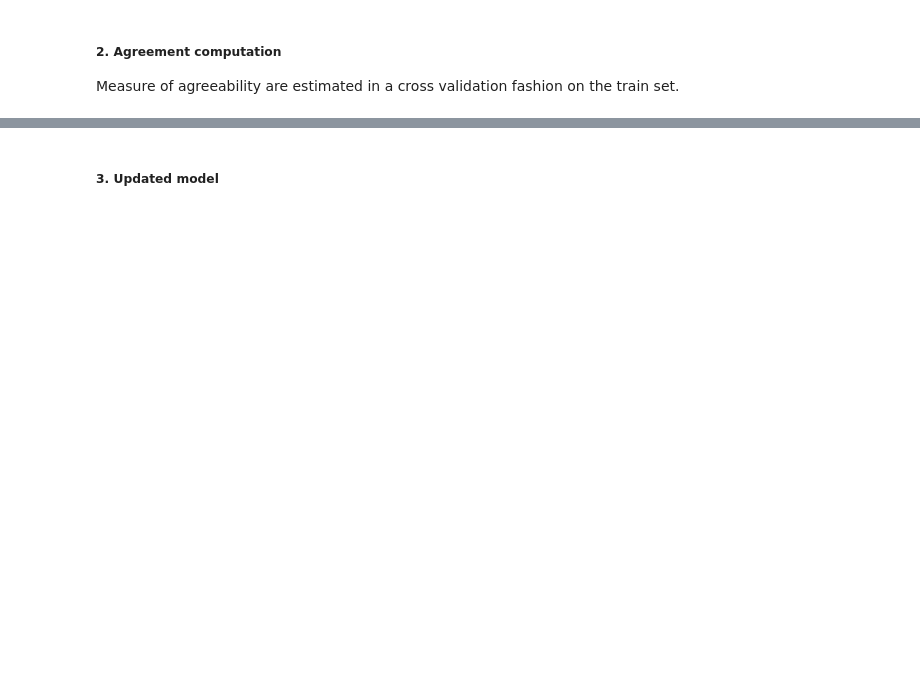
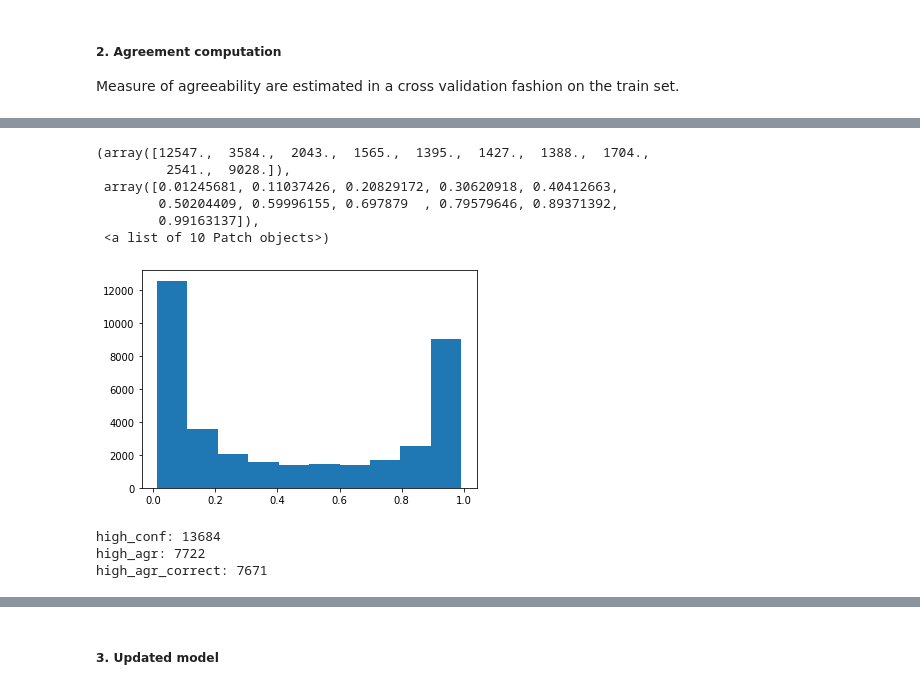
Before and after one commit to mariadea/influence-labelers, a Jupyter notebook: synthetic/ChildWelfare-synthetic.ipynb, the cells around one changed output, grey strips where cells are left out. Cells and saved outputs as stored; diff of their text form; code cells hidden in the pictures; blank space fills up the shorter version.

```diff
--- a/synthetic/ChildWelfare-synthetic.ipynb
+++ b/synthetic/ChildWelfare-synthetic.ipynb
@@ -355,3 +234,21 @@ center_metric, opposing_metric = compute_agreeability(influence)
 high_conf = (predictions > (1 - rho)) | (predictions < rho)
 high_agr = (center_metric > pi_1) & (opposing_metric > pi_2) & high_conf
 high_agr_correct = ((predictions - tar_train['D']).abs() < rho) & high_agr
+# %%
+plt.hist(predictions)
+# %% [output]
+(array([12547.,  3584.,  2043.,  1565.,  1395.,  1427.,  1388.,  1704.,
+         2541.,  9028.]),
+ array([0.01245681, 0.11037426, 0.20829172, 0.30620918, 0.40412663,
+        0.50204409, 0.59996155, 0.697879  , 0.79579646, 0.89371392,
+        0.99163137]),
+ <a list of 10 Patch objects>)
+[figure, added]
+# %%
+print('high_conf:', sum(high_conf))
+print('high_agr:', sum(high_agr))
+print('high_agr_correct:', sum(high_agr_correct))
+# %% [output]
+high_conf: 13684
+high_agr: 7722
+high_agr_correct: 7671
```
Also changed, not shown: parts of 32 cells of this notebook, 1 other file.
